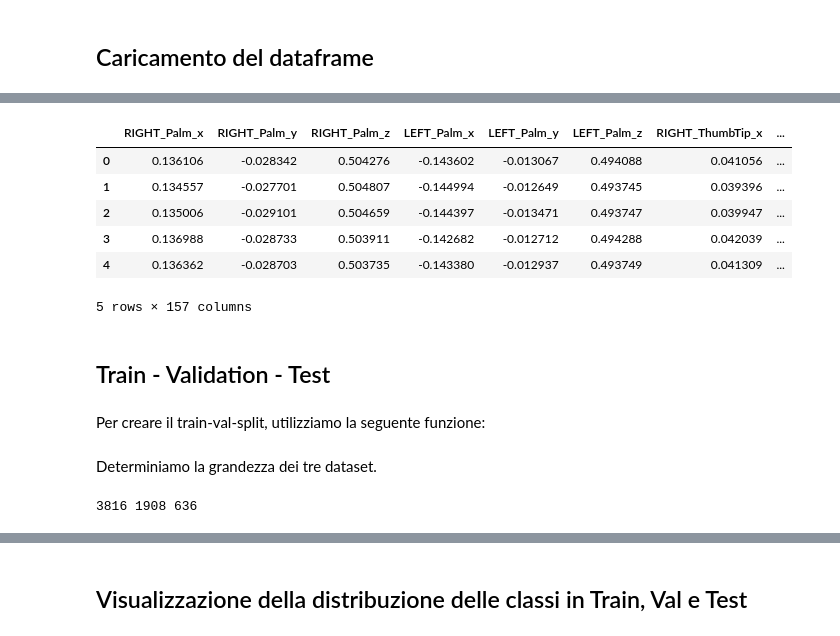
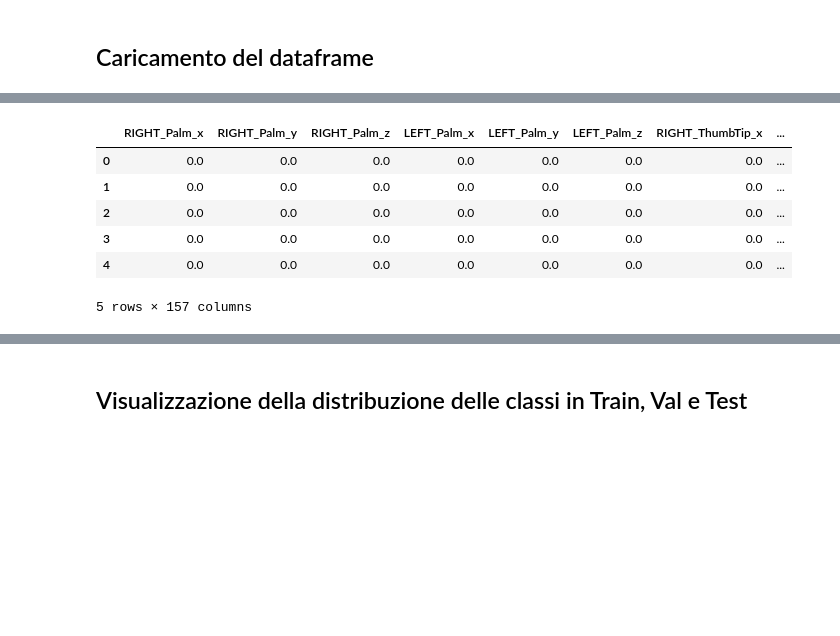
Before and after one commit to Gigi-G/Recognition-of-actions-on-objects-using-Microsoft-HoloLens-2, a Jupyter notebook: LSTM/LSTM.ipynb, the cells around one changed output, grey strips where cells are left out. Cells and saved outputs as stored; diff of their text form; code cells hidden in the pictures; blank space fills up the shorter version.

```diff
--- a/LSTM/LSTM.ipynb
+++ b/LSTM/LSTM.ipynb
@@ -45,14 +137,23 @@ df['TARGET'].replace(class2idx, inplace=True)
+# %%
+folder_set = [[main_folder + "/train_set", main_folder + "/train.csv"], [main_folder + "/test_set", main_folder + "/test.csv"], [main_folder + "/val_set", main_folder + "/val.csv"]]
+
+for f_set, filename in folder_set:
+    join_csv(f_set, filename)
+
+train = pd.read_csv(main_folder + "/train.csv")
+test = pd.read_csv(main_folder + "/test.csv")
+val = pd.read_csv(main_folder + "/val.csv")
+
+train['TARGET'].replace(class2idx, inplace=True)
+test['TARGET'].replace(class2idx, inplace=True)
+val['TARGET'].replace(class2idx, inplace=True)
 # %%
-df.head()
+train.head()
 # %% [output]
 |  | RIGHT_Palm_x | RIGHT_Palm_y | RIGHT_Palm_z | LEFT_Palm_x | LEFT_Palm_y | LEFT_Palm_z | RIGHT_ThumbTip_x | ... |
-| 0 | 0.136106 | -0.028342 | 0.504276 | -0.143602 | -0.013067 | 0.494088 | 0.041056 | ... |
-| 1 | 0.134557 | -0.027701 | 0.504807 | -0.144994 | -0.012649 | 0.493745 | 0.039396 | ... |
-| 2 | 0.135006 | -0.029101 | 0.504659 | -0.144397 | -0.013471 | 0.493747 | 0.039947 | ... |
-| 3 | 0.136988 | -0.028733 | 0.503911 | -0.142682 | -0.012712 | 0.494288 | 0.042039 | ... |
-| 4 | 0.136362 | -0.028703 | 0.503735 | -0.143380 | -0.012937 | 0.493749 | 0.041309 | ... |
+| 0 | 0.0 | 0.0 | 0.0 | 0.0 | 0.0 | 0.0 | 0.0 | ... |
+| 1 | 0.0 | 0.0 | 0.0 | 0.0 | 0.0 | 0.0 | 0.0 | ... |
+| 2 | 0.0 | 0.0 | 0.0 | 0.0 | 0.0 | 0.0 | 0.0 | ... |
+| 3 | 0.0 | 0.0 | 0.0 | 0.0 | 0.0 | 0.0 | 0.0 | ... |
+| 4 | 0.0 | 0.0 | 0.0 | 0.0 | 0.0 | 0.0 | 0.0 | ... |
 5 rows × 157 columns
-# %% [markdown]
-## Train - Validation - Test
-# %% [markdown]
-Per creare il train-val-split, utilizziamo la seguente funzione:
@@ -66,10 +159,0 @@ def create_dataset(dataset, target, window_size = 2):
-# %% [markdown]
-Determiniamo la grandezza dei tre dataset.
-# %%
-train_size = int(len(df) * 0.6)
-test_size = int((len(df) - train_size) * 0.75)
-val_size = len(df) - train_size - test_size
-
-print(train_size, test_size, val_size)
-# %% [output]
-3816 1908 636
```
Also changed, not shown: parts of 40 cells of this notebook.
